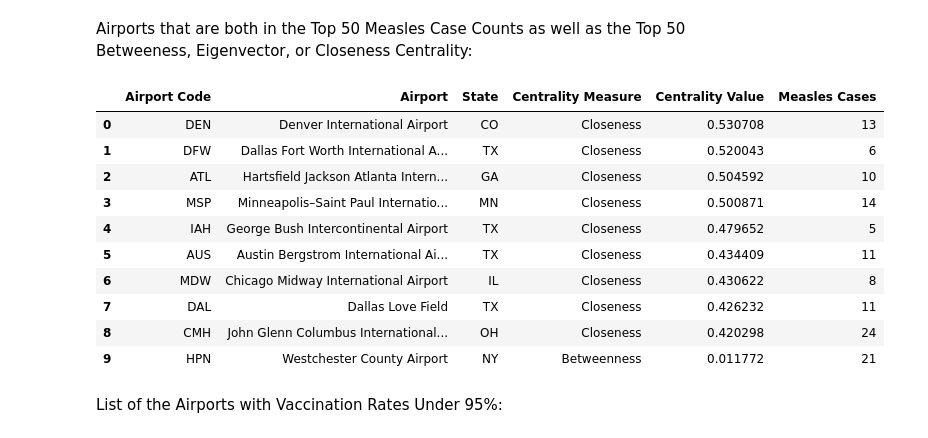
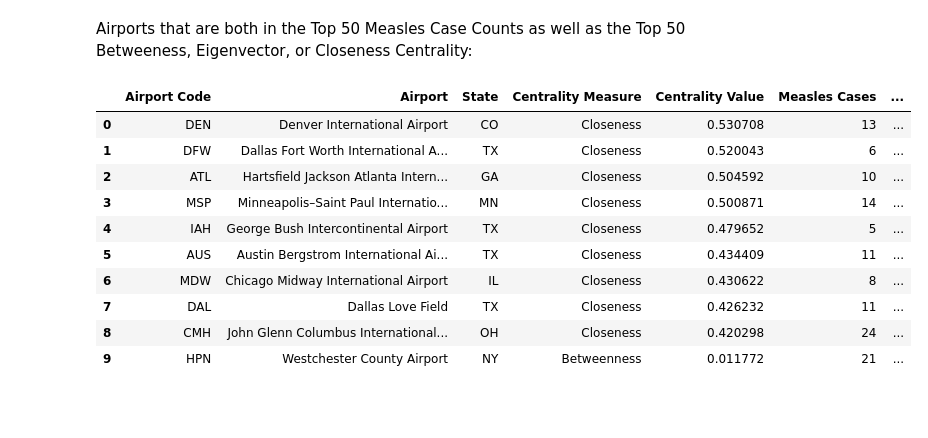
Before and after one commit to arushigadicherla9-creator/Networks-Projects, a Jupyter notebook: code/Metrics.ipynb, the cells around one changed output. Drawn from its saved outputs; the diff is of its cells as text; code cells hidden in the pictures; blank space fills up the shorter version.

```diff
--- a/code/Metrics.ipynb
+++ b/code/Metrics.ipynb
@@ -232,44 +232,43 @@ results = []
 
 for node in common_nodes:
 
     # Find which centrality measures include this airport
     measures = {
         measure: values[node]
         for measure, values in centrality_values.items()
         if node in values
     }
 
     # Select the measure with the highest centrality value
     highest_measure = max(measures, key=measures.get)
     highest_value = measures[highest_measure]
 
     results.append({
         "Airport Code": node,
         "Airport": G.nodes[node]["name"],
         "State": G.nodes[node]["state"],
         "Centrality Measure": highest_measure,
         "Centrality Value": highest_value,
-        "Measles Cases": top_50_measles.loc[node, "cases_2025"]
+        "Measles Cases": top_50_measles.loc[node, "cases_2025"],
+        "MMR Vaccination Rate": attrs.loc[node, "mmr_mean"]
     })
 
 # Sort by highest centrality value
 results = sorted(results, key=lambda x: x["Centrality Value"], reverse=True)
 
 # Display as a DataFrame
 common_airports_df = pd.DataFrame(results)
 
 common_airports_df
 # %% [output]
-|  | Airport Code | Airport | State | Centrality Measure | Centrality Value | Measles Cases |
-| 0 | DEN | Denver International Airport | CO | Closeness | 0.530708 | 13 |
-| 1 | DFW | Dallas Fort Worth International A... | TX | Closeness | 0.520043 | 6 |
-| 2 | ATL | Hartsfield Jackson Atlanta Intern... | GA | Closeness | 0.504592 | 10 |
-| 3 | MSP | Minneapolis–Saint Paul Internatio... | MN | Closeness | 0.500871 | 14 |
-| 4 | IAH | George Bush Intercontinental Airport | TX | Closeness | 0.479652 | 5 |
-| 5 | AUS | Austin Bergstrom International Ai... | TX | Closeness | 0.434409 | 11 |
-| 6 | MDW | Chicago Midway International Airport | IL | Closeness | 0.430622 | 8 |
-| 7 | DAL | Dallas Love Field | TX | Closeness | 0.426232 | 11 |
-| 8 | CMH | John Glenn Columbus International... | OH | Closeness | 0.420298 | 24 |
-| 9 | HPN | Westchester County Airport | NY | Betweenness | 0.011772 | 21 |
+|  | Airport Code | Airport | State | Centrality Measure | Centrality Value | Measles Cases | ... |
+| 0 | DEN | Denver International Airport | CO | Closeness | 0.530708 | 13 | ... |
+| 1 | DFW | Dallas Fort Worth International A... | TX | Closeness | 0.520043 | 6 | ... |
+| 2 | ATL | Hartsfield Jackson Atlanta Intern... | GA | Closeness | 0.504592 | 10 | ... |
+| 3 | MSP | Minneapolis–Saint Paul Internatio... | MN | Closeness | 0.500871 | 14 | ... |
+| 4 | IAH | George Bush Intercontinental Airport | TX | Closeness | 0.479652 | 5 | ... |
+| 5 | AUS | Austin Bergstrom International Ai... | TX | Closeness | 0.434409 | 11 | ... |
+| 6 | MDW | Chicago Midway International Airport | IL | Closeness | 0.430622 | 8 | ... |
+| 7 | DAL | Dallas Love Field | TX | Closeness | 0.426232 | 11 | ... |
+| 8 | CMH | John Glenn Columbus International... | OH | Closeness | 0.420298 | 24 | ... |
+| 9 | HPN | Westchester County Airport | NY | Betweenness | 0.011772 | 21 | ... |
-# %% [markdown]
-List of the Airports with Vaccination Rates Under 95%:
```
Also changed, not shown: parts of 4 cells of this notebook.
